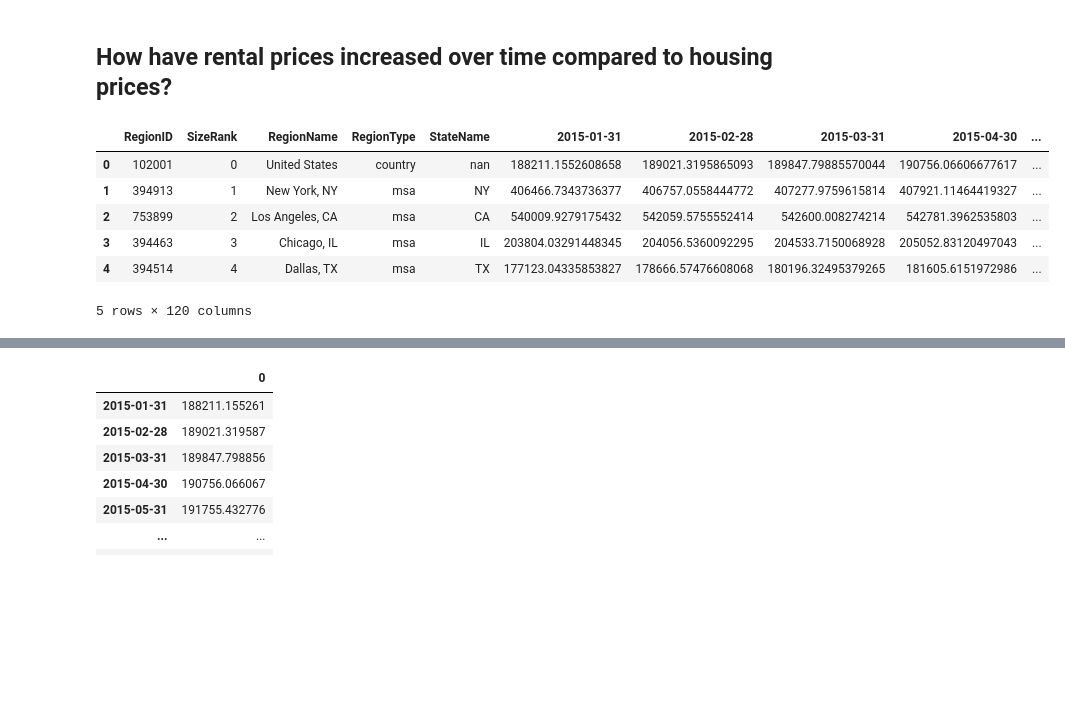
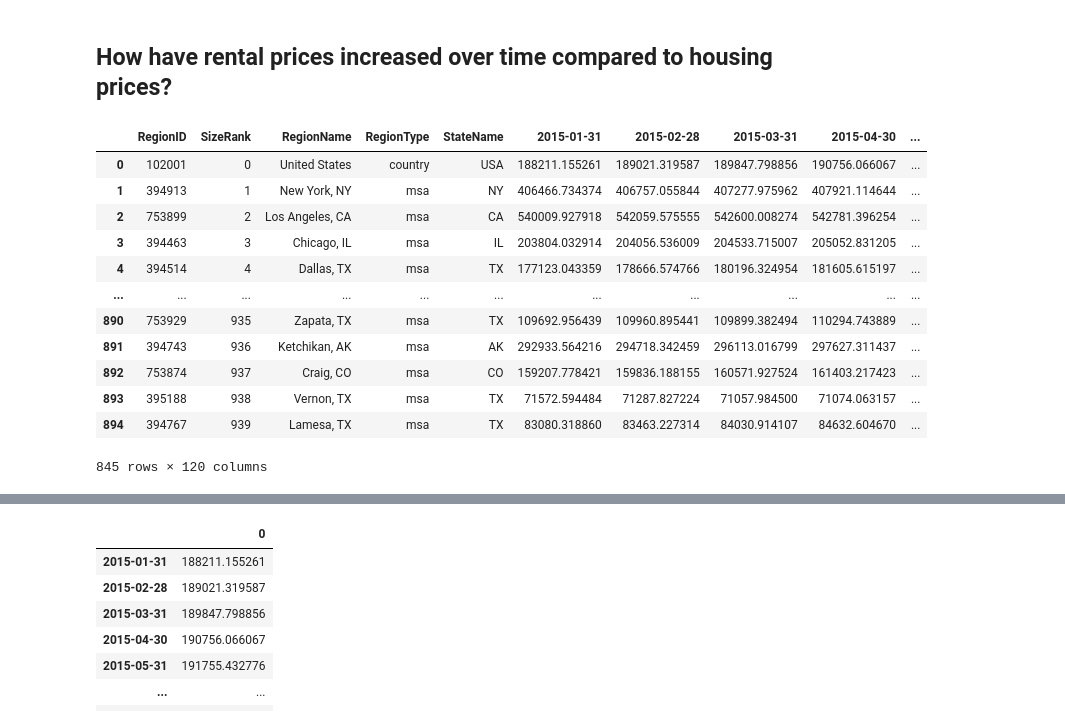
Before and after one commit to elgnol/RealEstate_Project_3, a Jupyter notebook: Analysis/Data_analysis_tatyana.ipynb, the cells around one changed output, grey strips where cells are left out. Saved outputs shown, nothing was run; the diff lists cells and outputs as text; code cells hidden in the pictures; blank space fills up the shorter version.

```diff
--- a/Analysis/Data_analysis_tatyana.ipynb
+++ b/Analysis/Data_analysis_tatyana.ipynb
@@ -61,13 +93,19 @@ all_columns_to_keep = list(non_date_columns) + list(filtered_date_columns)
 # Filter the DataFrame
 filtered_home_df = home_df[all_columns_to_keep]
 # %%
-filtered_home_df.fillna('', inplace=True)
-filtered_home_df.head()
+filtered_home_df.at[0, "StateName"] = "USA"
+filtered_home_df = filtered_home_df.dropna(how = 'any')
 # %% [output]
 |  | RegionID | SizeRank | RegionName | RegionType | StateName | 2015-01-31 | 2015-02-28 | 2015-03-31 | 2015-04-30 | ... |
-| 0 | 102001 | 0 | United States | country | nan | 188211.1552608658 | 189021.3195865093 | 189847.79885570044 | 190756.06606677617 | ... |
-| 1 | 394913 | 1 | New York, NY | msa | NY | 406466.7343736377 | 406757.0558444772 | 407277.9759615814 | 407921.11464419327 | ... |
-| 2 | 753899 | 2 | Los Angeles, CA | msa | CA | 540009.9279175432 | 542059.5755552414 | 542600.008274214 | 542781.3962535803 | ... |
-| 3 | 394463 | 3 | Chicago, IL | msa | IL | 203804.03291448345 | 204056.5360092295 | 204533.7150068928 | 205052.83120497043 | ... |
-| 4 | 394514 | 4 | Dallas, TX | msa | TX | 177123.04335853827 | 178666.57476608068 | 180196.32495379265 | 181605.6151972986 | ... |
+| 0 | 102001 | 0 | United States | country | USA | 188211.155261 | 189021.319587 | 189847.798856 | 190756.066067 | ... |
+| 1 | 394913 | 1 | New York, NY | msa | NY | 406466.734374 | 406757.055844 | 407277.975962 | 407921.114644 | ... |
+| 2 | 753899 | 2 | Los Angeles, CA | msa | CA | 540009.927918 | 542059.575555 | 542600.008274 | 542781.396254 | ... |
+| 3 | 394463 | 3 | Chicago, IL | msa | IL | 203804.032914 | 204056.536009 | 204533.715007 | 205052.831205 | ... |
+| 4 | 394514 | 4 | Dallas, TX | msa | TX | 177123.043359 | 178666.574766 | 180196.324954 | 181605.615197 | ... |
+| ... | ... | ... | ... | ... | ... | ... | ... | ... | ... | ... |
+| 890 | 753929 | 935 | Zapata, TX | msa | TX | 109692.956439 | 109960.895441 | 109899.382494 | 110294.743889 | ... |
+| 891 | 394743 | 936 | Ketchikan, AK | msa | AK | 292933.564216 | 294718.342459 | 296113.016799 | 297627.311437 | ... |
+| 892 | 753874 | 937 | Craig, CO | msa | CO | 159207.778421 | 159836.188155 | 160571.927524 | 161403.217423 | ... |
+| 893 | 395188 | 938 | Vernon, TX | msa | TX | 71572.594484 | 71287.827224 | 71057.984500 | 71074.063157 | ... |
+| 894 | 394767 | 939 | Lamesa, TX | msa | TX | 83080.318860 | 83463.227314 | 84030.914107 | 84632.604670 | ... |
-5 rows × 120 columns
+845 rows × 120 columns
```
Also changed, not shown: parts of 15 cells of this notebook, 2 other files.
